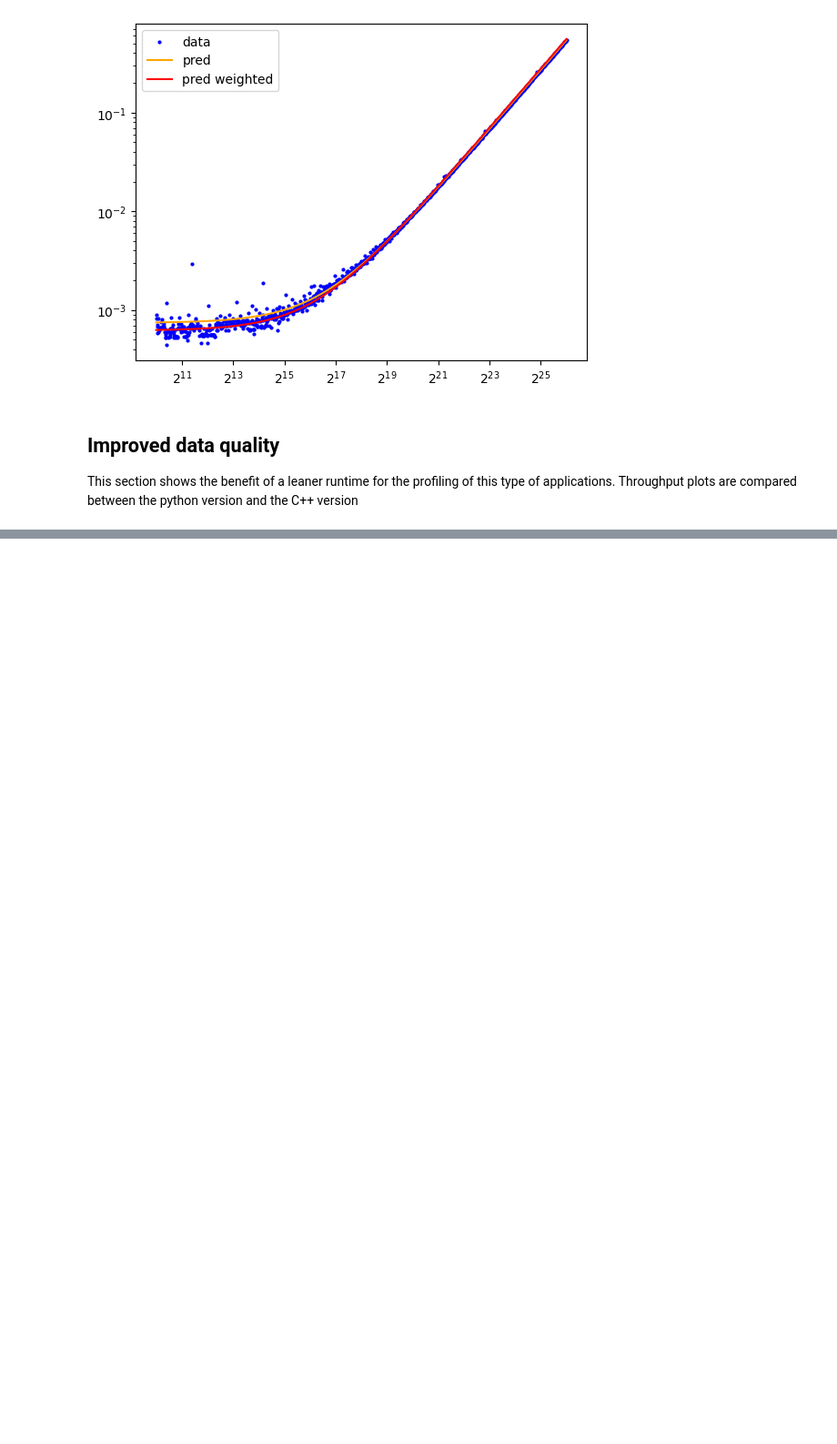
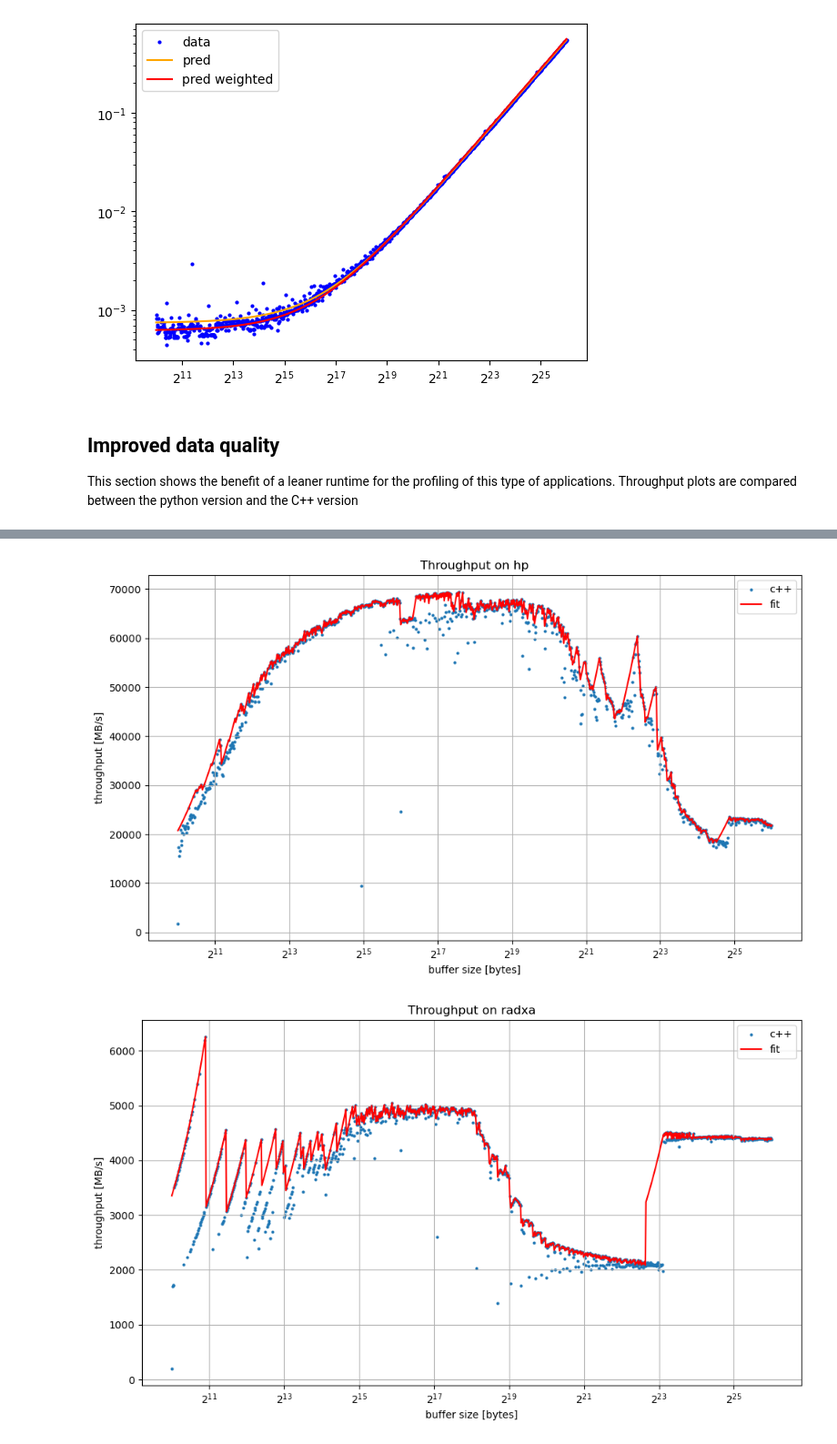
Before and after one commit to FattiMei/experiments, a Jupyter notebook: arch/reductions/analysis.ipynb, the cells around one changed output, grey strips where cells are left out. Shown at 91% size. Drawn from its saved outputs; the diff is of its cells as text; code cells hidden in the pictures; blank space fills up the shorter version.

```diff
--- a/arch/reductions/analysis.ipynb
+++ b/arch/reductions/analysis.ipynb
@@ -207,0 +312,35 @@ where $\beta_1(n)$ is a piecewise constant function and the number of segments c
+# %%
+for (baseline_name, python_name) in csv_pairs:
+    baseline_df = dataframes[baseline_name]
+
+    throughput_envelope = baseline_df['buffer_size_bytes'] / baseline_df['runtime_s_envelope']
+    throughput_envelope_MB_s = throughput_envelope / (2**20)
+
+    fig, ax = plt.subplots(figsize=(10,6))
+    POINT_SIZE = 4
+    ax.scatter(
+        baseline_df['buffer_size_bytes'],
+        baseline_df['throughput_MB_s'],
+        s=POINT_SIZE,
+        label='c++',
+    )
+
+    ax.plot(
+        baseline_df['buffer_size_bytes'],
+        throughput_envelope_MB_s,
+        c='red',
+        label='fit'
+    )
+
+    ax.set_title(f'Throughput on {baseline_name}')
+    ax.set_xscale('log', base=2)
+    ax.set_xlabel('buffer size [bytes]')
+    ax.set_ylabel('throughput [MB/s]')
+
+    plt.tight_layout()
+    plt.legend()
+    plt.grid()
+    plt.show()
+# %% [output]
+[figure, added]
+[figure, added]
```
Also changed, not shown: parts of 16 cells of this notebook.
